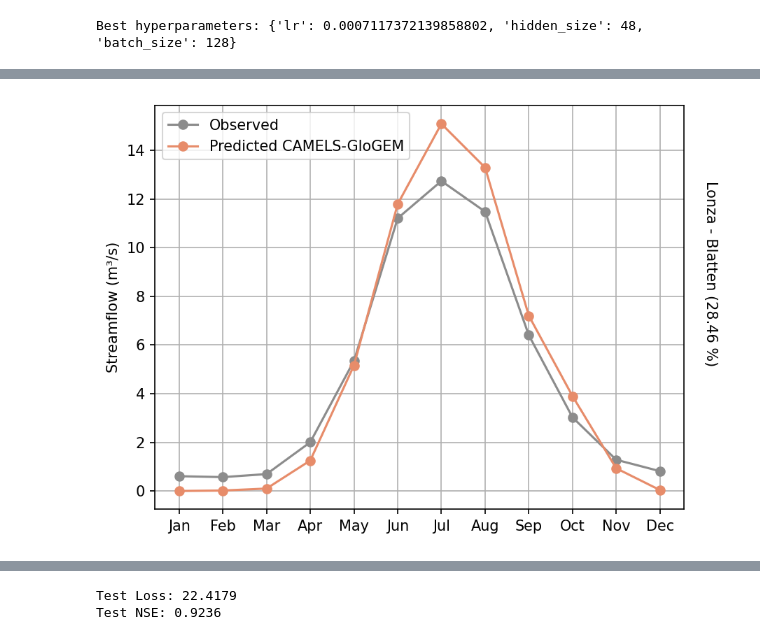
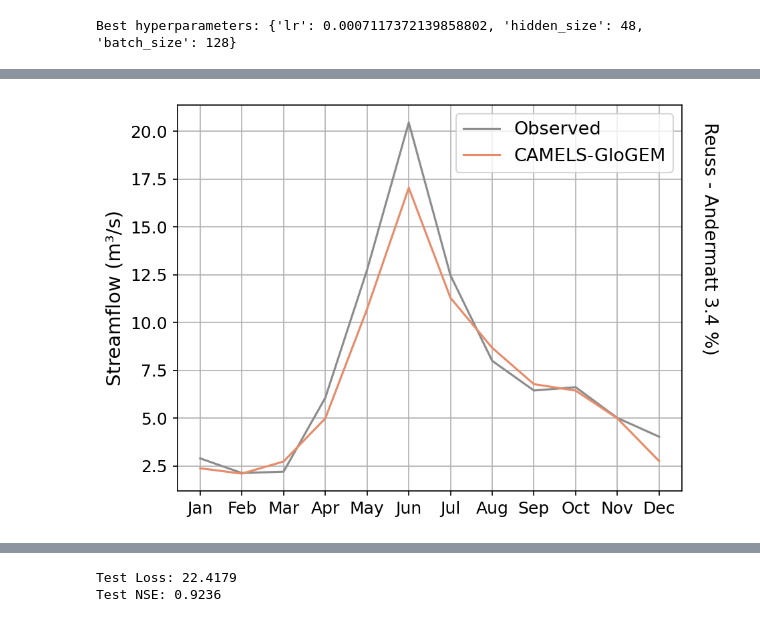
Before and after one commit to bergjus94/2024_MLEES, a Jupyter notebook: Project/CAMELS_GloGEM_model.ipynb, the cells around one changed output, grey strips where cells are left out. Cells and saved outputs as stored; diff of their text form; code cells hidden in the pictures.

Commit message:
final GloGEM model

```diff
--- a/Project/CAMELS_GloGEM_model.ipynb
+++ b/Project/CAMELS_GloGEM_model.ipynb
@@ -202,6 +171 @@ def time_series(glogem_dir,  unit = 'mm'):
     return df_sorted
-# %%
-gauge_id = '2019'
-glogem_dir = f'C:/Users/Justine Berg/OneDrive - Universitaet Bern/Raven_Switzerland/01_data/GloGEM/GloGEM_icemelt_{gauge_id}.dat'
-
-glogem_series = time_series(glogem_dir, unit = 'mm')
@@ -745,6 +654,6 @@ Epoch: 100/100,train_loss: 18.5058,train_NSE: 0.9347,val_loss: 29.9075,val_NSE:
 # %%
 #@title Run this cell to load the best model from our training before we evaluate the performance.
-model = torch.load( './best_model.pt')
+model = torch.load( './best_GloGEM_model.pt')
 # %%
 model.eval()  # Set the model to evaluation mode
 
@@ -915,7 +818,7 @@ with torch.no_grad():
 test_df = test_df.iloc[:test_ytensor.shape[0]]
 
 # Specify the catchment_id you want to plot
-desired_catchment_id = '2269'
+desired_catchment_id = '2087'
 
 # Filter the DataFrame to include only the desired time series
 filtered_test_df = test_df[test_df['catchment_id'] == desired_catchment_id]
@@ -960,40 +863,41 @@ start_date = end_date - pd.DateOffset(days=num_days-1)
 # Create a date range
 date_range = pd.date_range(start=start_date, end=end_date)
 
 # Use .loc to set the date range as a new column to the DataFrame
 filtered_test_df.loc[:, 'date'] = date_range
 
 # Extract year and month from the date
 filtered_test_df['year'] = filtered_test_df['date'].dt.year
 filtered_test_df['month'] = filtered_test_df['date'].dt.month
 
 # Add observed and predicted streamflow to the DataFrame
 filtered_test_df['observed'] = observed
 filtered_test_df['predicted'] = predicted
 
 # Calculate the average discharge for each month over the period for observed and predicted values
 monthly_avg_observed = filtered_test_df.groupby('month')['observed'].mean()
 monthly_avg_predicted = filtered_test_df.groupby('month')['predicted'].mean()
 
 # Plot the average monthly discharge for observed and predicted values
 plt.figure(figsize=(6.5, 5), dpi=150)
-plt.plot(monthly_avg_observed.index, monthly_avg_observed.values, marker='o', linestyle='-', color='#8C8C8C', label='Observed')
-plt.plot(monthly_avg_predicted.index, monthly_avg_predicted.values, marker='o', linestyle='-', color='#E78C6A', label='Predicted CAMELS-GloGEM')
+plt.plot(monthly_avg_observed.index, monthly_avg_observed.values, linestyle='-', color='#8C8C8C', label='Observed')
+plt.plot(monthly_avg_predicted.index, monthly_avg_predicted.values, linestyle='-', color='#E78C6A', label='CAMELS-GloGEM')
 
 # Add labels and title
 plt.xlabel('')
-plt.ylabel('Streamflow (m³/s)')
+plt.ylabel('Streamflow (m³/s)', fontsize=14)
 plt.title('')
-plt.xticks(ticks=range(1, 13), labels=['Jan', 'Feb', 'Mar', 'Apr', 'May', 'Jun', 'Jul', 'Aug', 'Sep', 'Oct', 'Nov', 'Dec'])
-plt.legend()
+plt.xticks(ticks=range(1, 13), labels=['Jan', 'Feb', 'Mar', 'Apr', 'May', 'Jun', 'Jul', 'Aug', 'Sep', 'Oct', 'Nov', 'Dec'], fontsize=12)
+plt.yticks(fontsize=12)
+plt.legend(fontsize=13)
 
 # Add text to the right y-axis
-plt.text(13, monthly_avg_observed.max(), 'Lonza - Blatten (28.46 %)', va='top', ha='left', rotation=270)
+plt.text(13, monthly_avg_observed.max(), 'Reuss - Andermatt 3.4 %)', va='top', ha='left', rotation=270, fontsize=13)
 
 plt.grid(True)
 plt.show()
 # %% [output]
-[figure, old version]
+[figure, new version]
 # %%
 # Look at the feature importance
 
```
Also changed, not shown: parts of 41 cells of this notebook, 2 other files.
